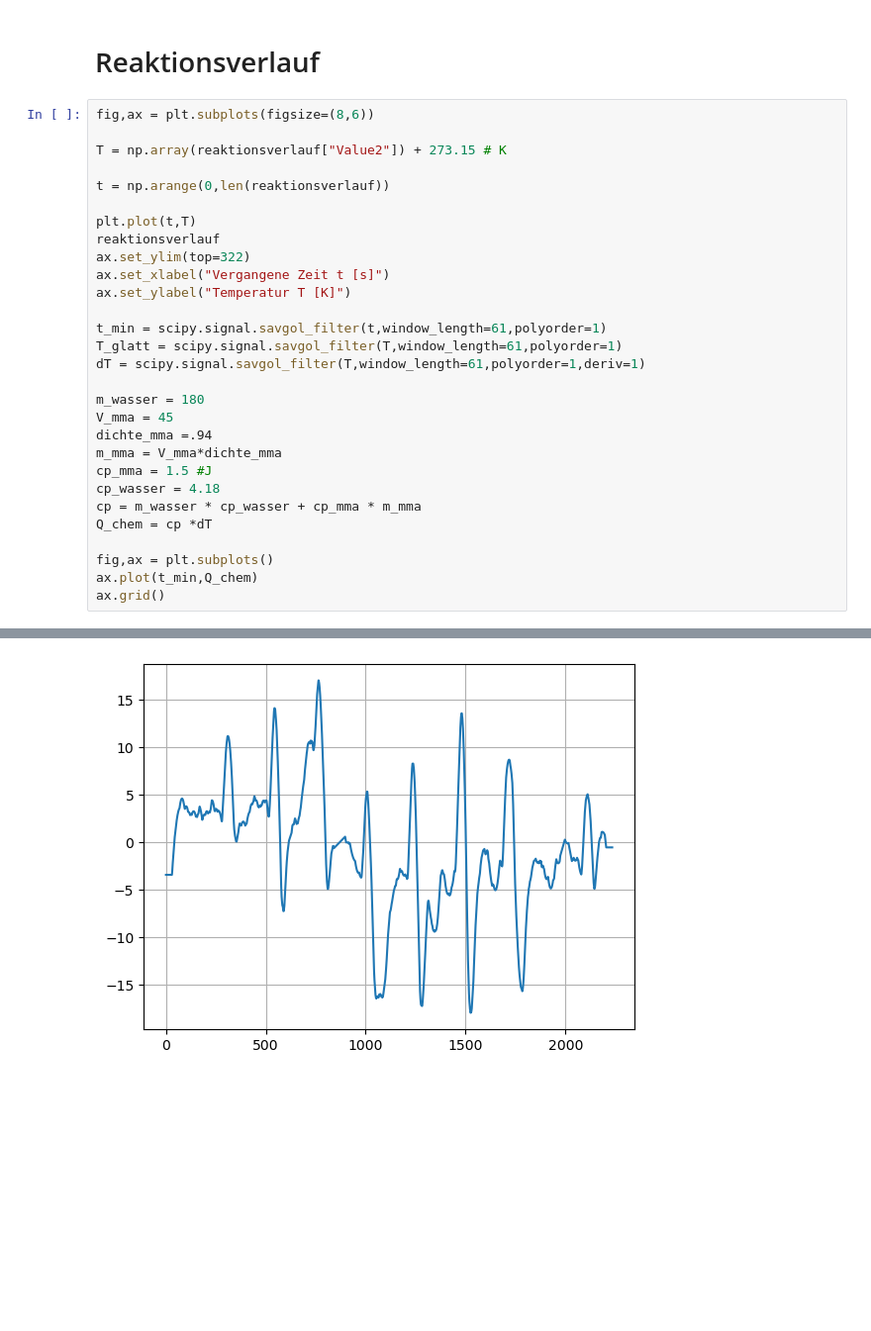
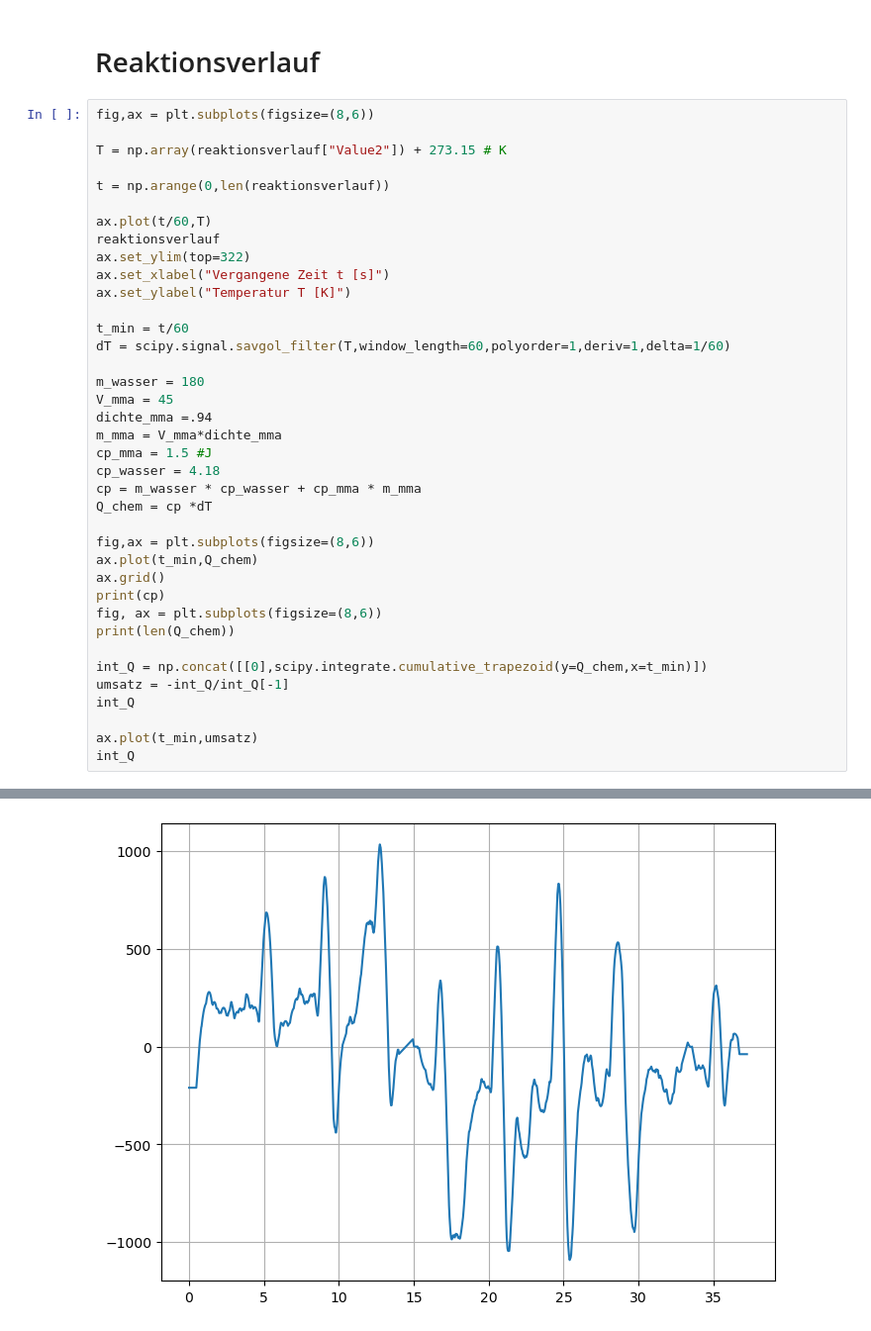
Before and after one commit to Rankenstein678/Makro, a Jupyter notebook: AMC3/AMC3.ipynb, the cells around one changed output, grey strips where cells are left out. Shown at 99% size. Drawn from its saved outputs; the diff is of its cells as text; blank space fills up the shorter version.

```diff
--- a/AMC3/AMC3.ipynb
+++ b/AMC3/AMC3.ipynb
@@ -73,15 +73,14 @@ T = np.array(reaktionsverlauf["Value2"]) + 273.15 # K
 
 t = np.arange(0,len(reaktionsverlauf))
 
-plt.plot(t,T)
+ax.plot(t/60,T)
 reaktionsverlauf
 ax.set_ylim(top=322)
 ax.set_xlabel("Vergangene Zeit t [s]")
 ax.set_ylabel("Temperatur T [K]")
 
-t_min = scipy.signal.savgol_filter(t,window_length=61,polyorder=1)
-T_glatt = scipy.signal.savgol_filter(T,window_length=61,polyorder=1)
-dT = scipy.signal.savgol_filter(T,window_length=61,polyorder=1,deriv=1)
+t_min = t/60
+dT = scipy.signal.savgol_filter(T,window_length=60,polyorder=1,deriv=1,delta=1/60)
 
 m_wasser = 180
 V_mma = 45
@@ -92,7 +91,17 @@ cp_wasser = 4.18
 cp = m_wasser * cp_wasser + cp_mma * m_mma
 Q_chem = cp *dT
 
-fig,ax = plt.subplots()
+fig,ax = plt.subplots(figsize=(8,6))
 ax.plot(t_min,Q_chem)
 ax.grid()
+print(cp)
+fig, ax = plt.subplots(figsize=(8,6))
+print(len(Q_chem))
+
+int_Q = np.concat([[0],scipy.integrate.cumulative_trapezoid(y=Q_chem,x=t_min)])
+umsatz = -int_Q/int_Q[-1]
+int_Q
+
+ax.plot(t_min,umsatz)
+int_Q
 # %% [output]
@@ -100 +113 @@ ax.grid()
-[figure, old version]
+[figure, new version]
```
Also changed, not shown: parts of 1 cell of this notebook, 1 other file.
